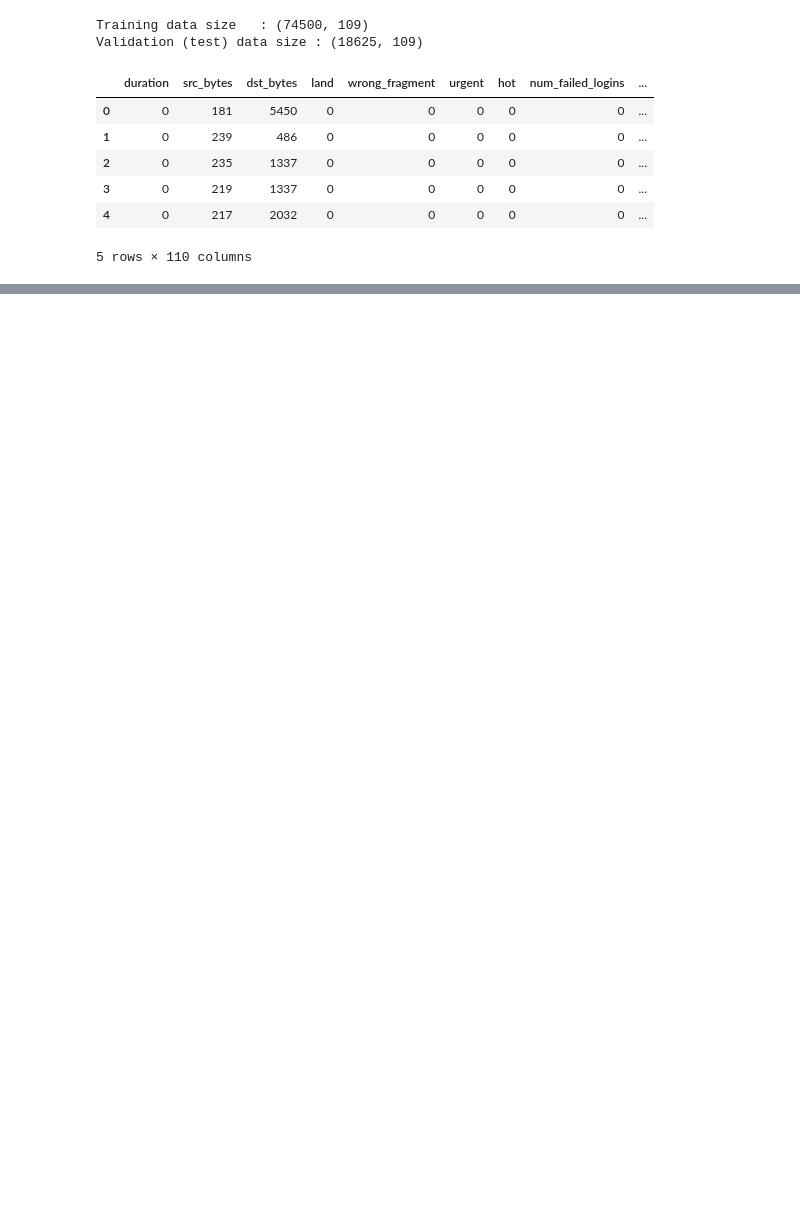
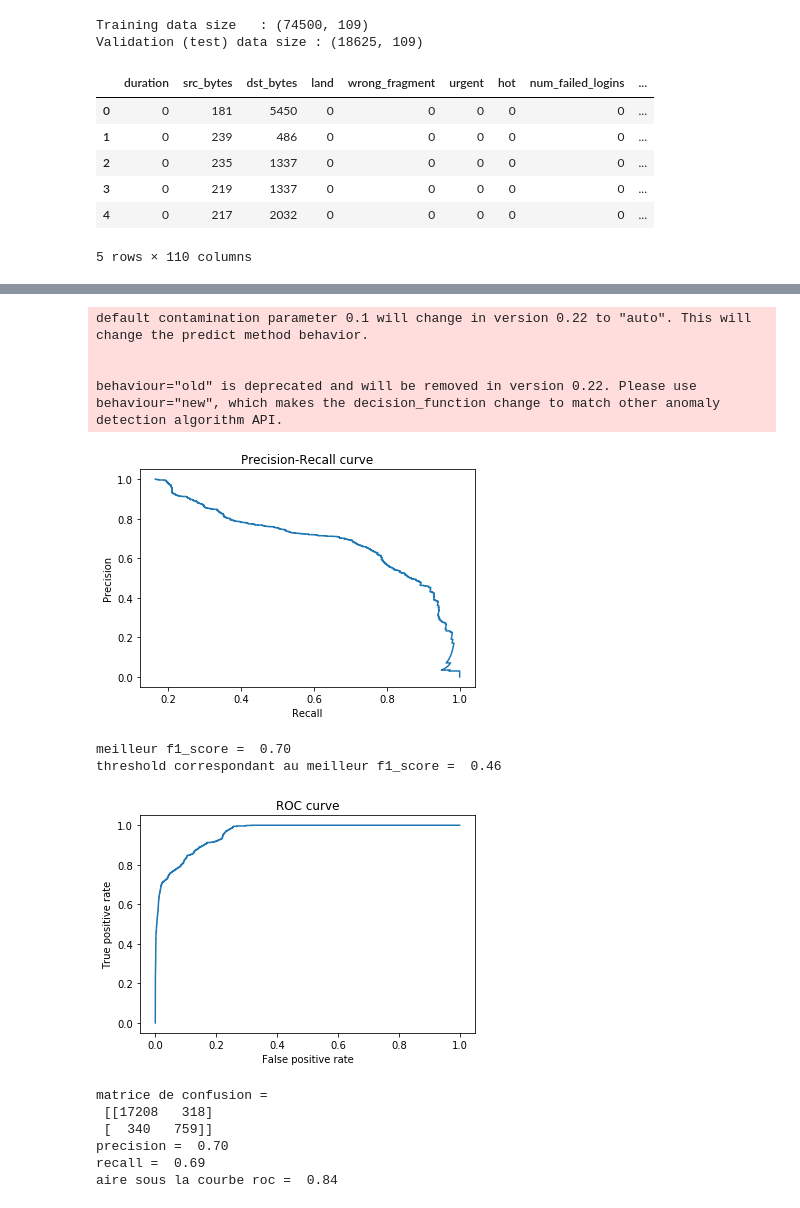
Before and after one commit to pgorisse/SIC7002, a Jupyter notebook: Isolation_Forest.ipynb, the cells around one changed output, grey strips where cells are left out. Saved outputs shown, nothing was run; the diff lists cells and outputs as text; code cells hidden in the pictures; blank space fills up the shorter version.

```diff
--- a/Isolation_Forest.ipynb
+++ b/Isolation_Forest.ipynb
@@ -301,0 +328,73 @@ threshold_ attribute is deprecated in 0.20 and will be removed in 0.22.
+# %%
+# MODEL BUILDING
+
+
+rng = np.random.RandomState(400)
+
+# training the model
+clf2 = IsolationForest(max_samples=800, random_state=rng)
+clf2.fit(X_test)
+score2 = -clf.score_samples(X_test)
+
+
+# Precision recall curve
+precision, recall, thresholds = precision_recall_curve((y_test!="normal."), score)
+
+# PLOT precision recall curve
+plt.plot(precision, recall)
+plt.xlabel('Recall')
+plt.ylabel('Precision')
+plt.title('Precision-Recall curve')
+plt.show()
+
+# ROC curve
+fpr, tpr, thresholds1 = roc_curve((y_test!="normal."), score)
+
+# F1 score
+f1_score = 2*(precision*recall)/(precision+recall)
+
+meilleur_f1_score = max(f1_score)
+position = np.where(f1_score==meilleur_f1_score)
+
+print('meilleur f1_score = ',"%.2f" % meilleur_f1_score)
+
+# meilleur threshold
+threshold = thresholds[position]
+print('threshold correspondant au meilleur f1_score = ',"%.2f" % threshold)
+
+#PLOT roc curve
+plt.plot(fpr, tpr)
+plt.xlabel('False positive rate')
+plt.ylabel('True positive rate')
+plt.title('ROC curve')
+plt.show()
+
+#Prediction with calculated best threshold:
+Y_predicted = (score>threshold)
+
+#Confusion matrix
+print('matrice de confusion =\n',confusion_matrix((y_test!="normal."), Y_predicted,))
+
+#precision= TP/(TP+FP)= proportion des classés positifs qui en sont vraiment
+print('precision = ',"%.2f" % precision_score((y_test!="normal."), Y_predicted,))
+
+#recall= TP/(TP+FN)= proportion
+print('recall = ',"%.2f" % recall_score((y_test!="normal."), Y_predicted,))
+
+#roc_score
+print('aire sous la courbe roc = ',"%.2f" % roc_auc_score((y_test!="normal."), Y_predicted,))
+# %% [output]
+default contamination parameter 0.1 will change in version 0.22 to "auto". This will change the predict method behavior.
+
+
+behaviour="old" is deprecated and will be removed in version 0.22. Please use behaviour="new", which makes the decision_function change to match other anomaly detection algorithm API.
+[figure, added]
+meilleur f1_score =  0.70
+threshold correspondant au meilleur f1_score =  0.46
+[figure, added]
+matrice de confusion =
+ [[17208   318]
+ [  340   759]]
+precision =  0.70
+recall =  0.69
+aire sous la courbe roc =  0.84
```
Also changed, not shown: parts of 6 cells of this notebook.
